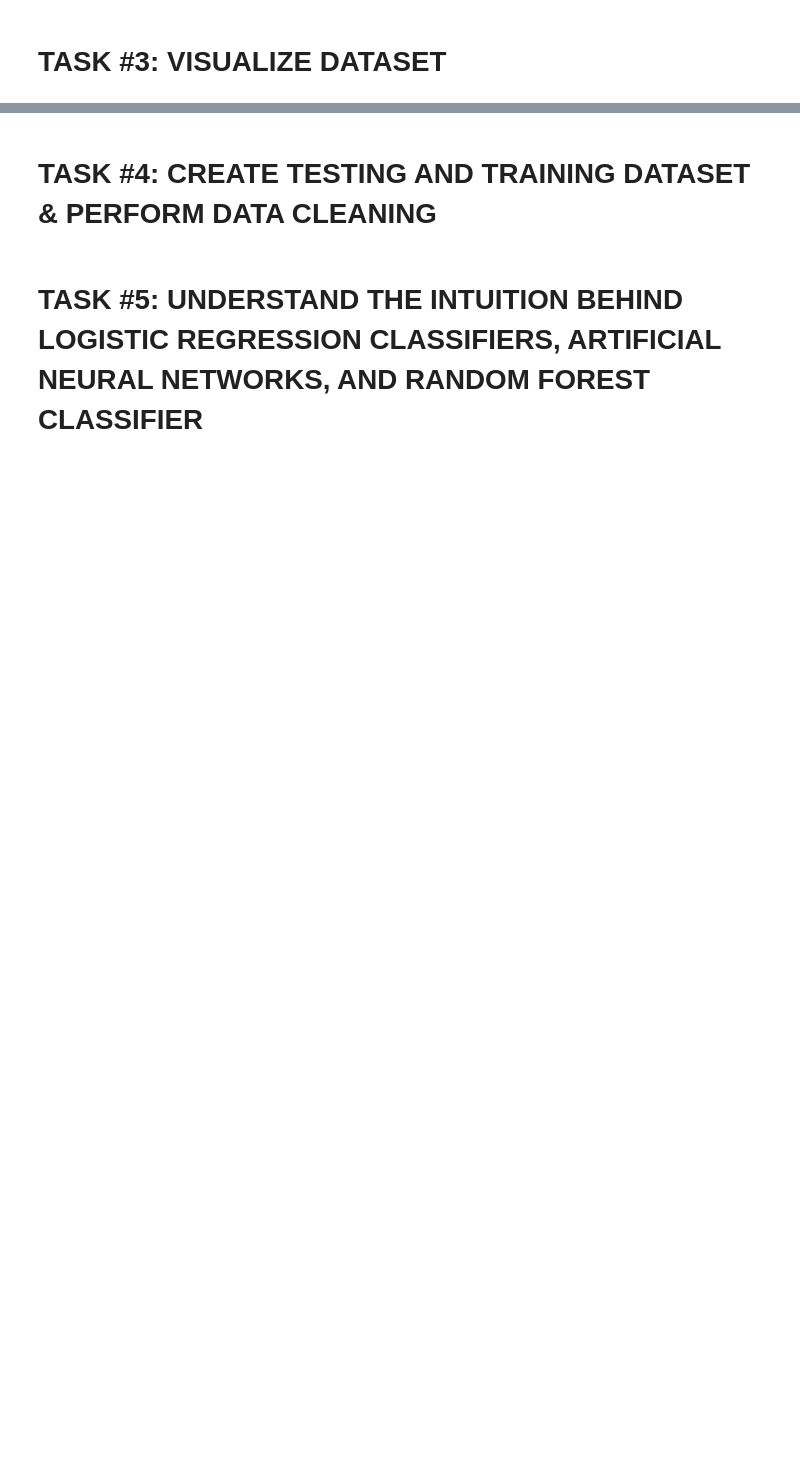
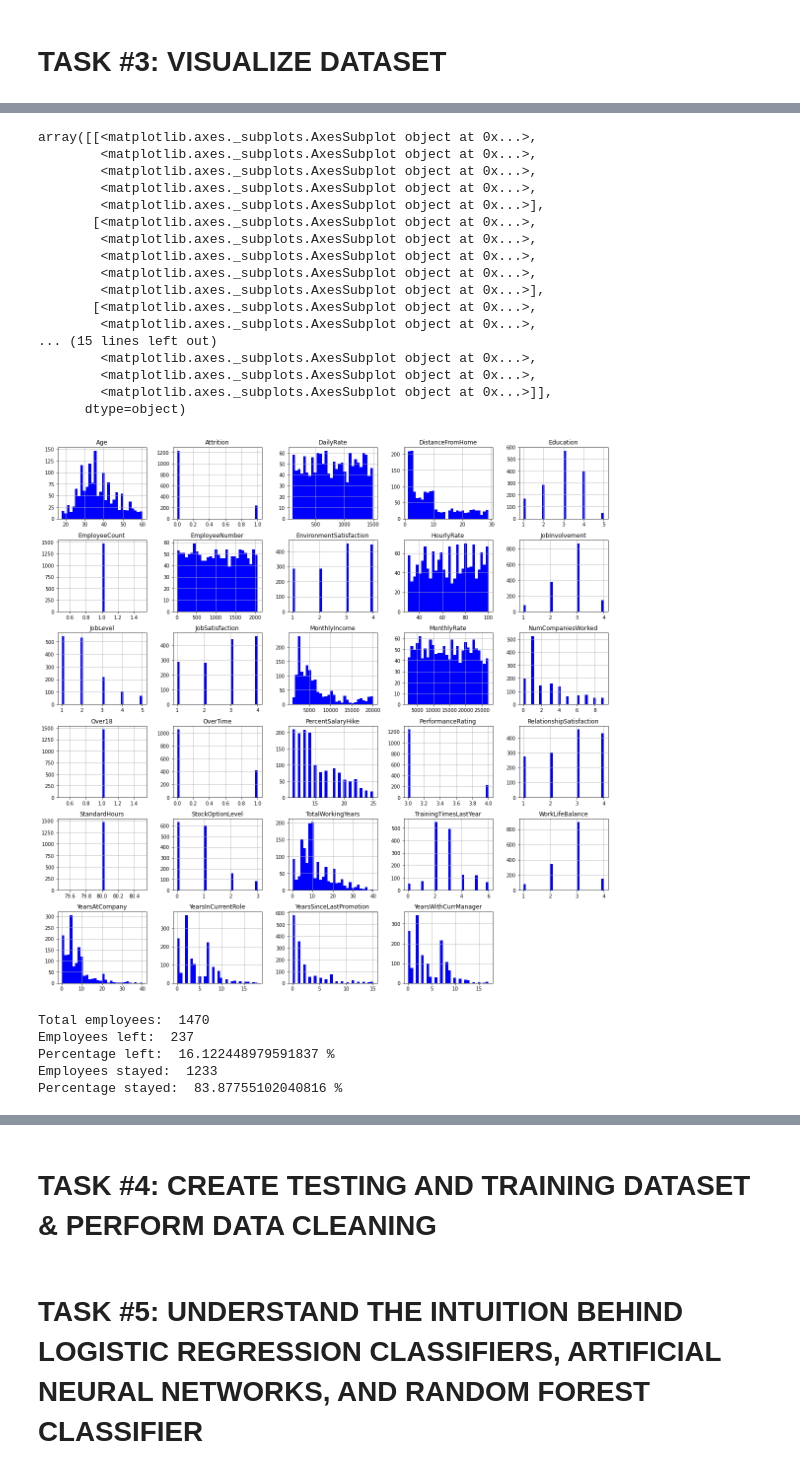
Before and after one commit to aksevenli/Data-Science-for-Business, a Jupyter notebook: Human_Resources_Department_Skeleton.ipynb, the cells around one changed output, grey strips where cells are left out. Cells and saved outputs as stored; diff of their text form; code cells hidden in the pictures; blank space fills up the shorter version.

```diff
--- a/Human_Resources_Department_Skeleton.ipynb
+++ b/Human_Resources_Department_Skeleton.ipynb
@@ -45,6 +98,26 @@ drive.mount('/content/drive')
 # %%
 # Several features such as 'MonthlyIncome' and 'TotalWorkingYears' are tail heavy
 # It makes sense to drop 'EmployeeCount' and 'Standardhours' since they do not change from one employee to the other
+employee_df.hist(bins=30, figsize=(20, 20), color='b')
+# %% [output]
+array([[<matplotlib.axes._subplots.AxesSubplot object at 0x...>,
+        <matplotlib.axes._subplots.AxesSubplot object at 0x...>,
+        <matplotlib.axes._subplots.AxesSubplot object at 0x...>,
+        <matplotlib.axes._subplots.AxesSubplot object at 0x...>,
+        <matplotlib.axes._subplots.AxesSubplot object at 0x...>],
+       [<matplotlib.axes._subplots.AxesSubplot object at 0x...>,
+        <matplotlib.axes._subplots.AxesSubplot object at 0x...>,
+        <matplotlib.axes._subplots.AxesSubplot object at 0x...>,
+        <matplotlib.axes._subplots.AxesSubplot object at 0x...>,
+        <matplotlib.axes._subplots.AxesSubplot object at 0x...>],
+       [<matplotlib.axes._subplots.AxesSubplot object at 0x...>,
+        <matplotlib.axes._subplots.AxesSubplot object at 0x...>,
+... (15 lines left out)
+        <matplotlib.axes._subplots.AxesSubplot object at 0x...>,
+        <matplotlib.axes._subplots.AxesSubplot object at 0x...>,
+        <matplotlib.axes._subplots.AxesSubplot object at 0x...>]],
+      dtype=object)
+[figure, added]
 # %%
 # It makes sense to drop 'EmployeeCount' , 'Standardhours' and 'Over18' since they do not change from one employee to the other
 # Let's drop 'EmployeeNumber' as well
@@ -53,6 +129,19 @@ drive.mount('/content/drive')
 # %%
 # Count the number of employees who stayed and left
 # It seems that we are dealing with an imbalanced dataset
+print('Total employees: ', len(employee_df))
+print('Employees left: ', len(left_df))
+print('Percentage left: ', len(left_df) / len(employee_df) * 100, '%')
+
+
+print('Employees stayed: ', len(stayed_df))
+print('Percentage stayed: ', len(stayed_df) / len(employee_df) * 100, '%')
+# %% [output]
+Total employees:  1470
+Employees left:  237
+Percentage left:  16.122448979591837 %
+Employees stayed:  1233
+Percentage stayed:  83.87755102040816 %
 # %%
 left_df.describe()
 
```
Also changed, not shown: parts of 13 cells of this notebook.
